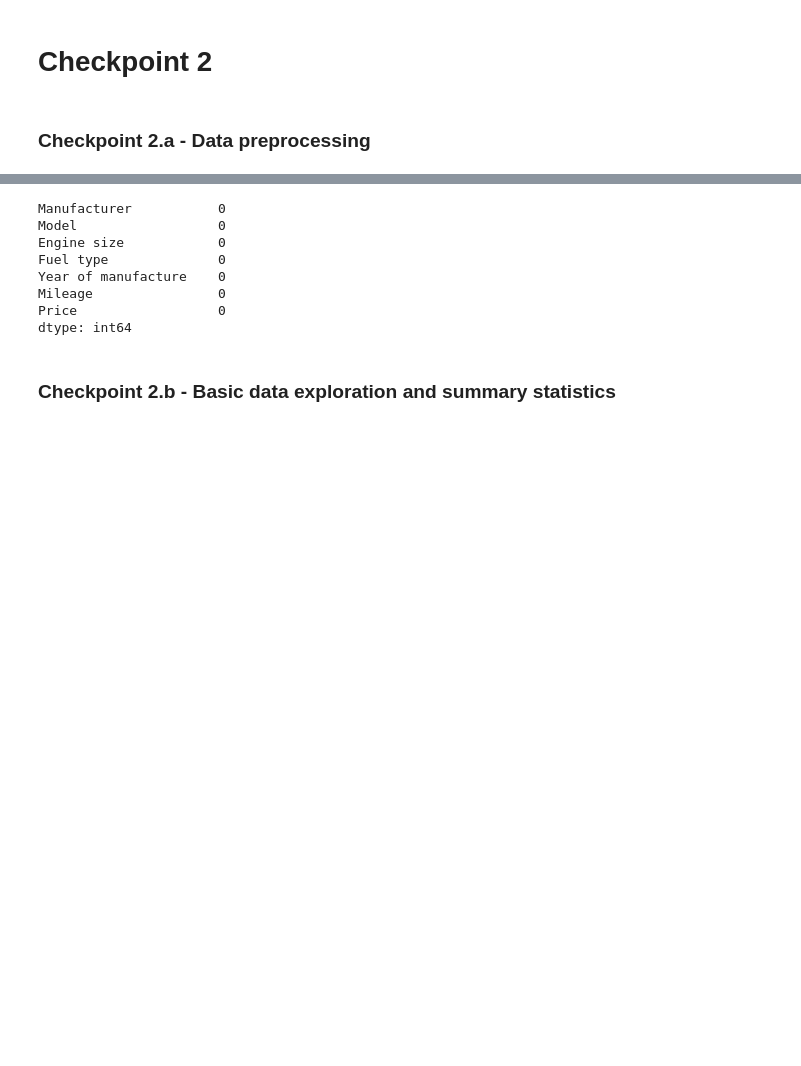
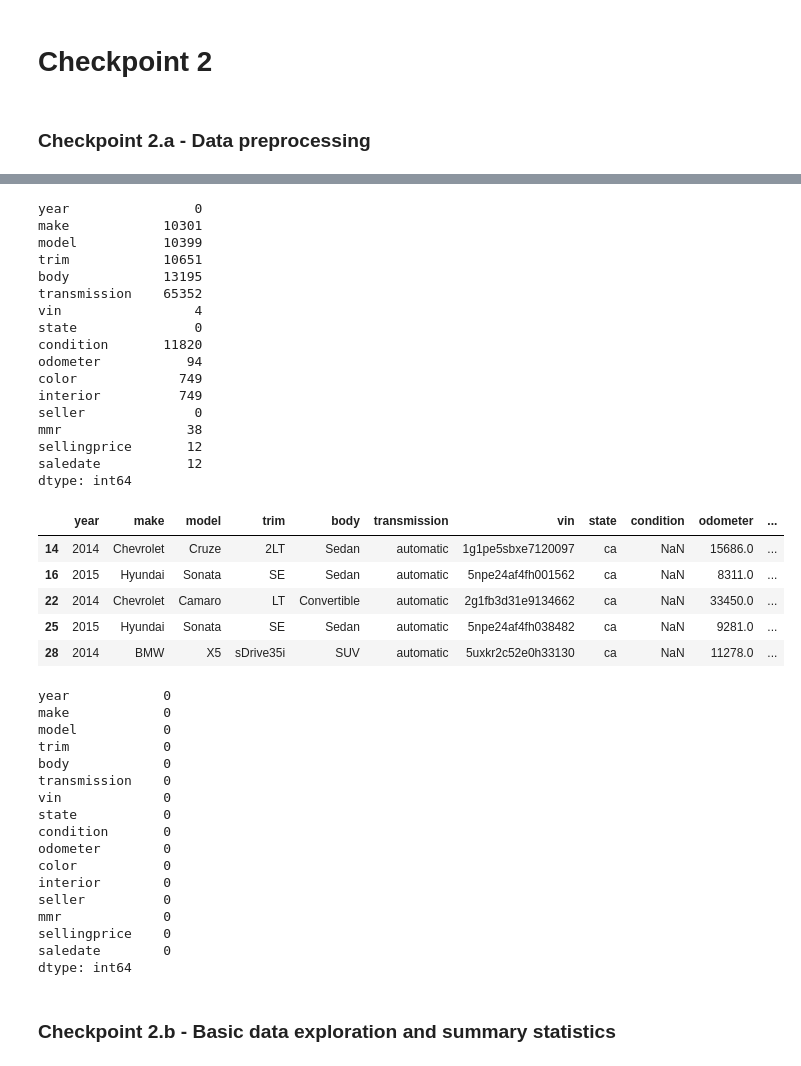
Before and after one commit to ZacharyGott/cmsc320-final-project, a Jupyter notebook: main.ipynb, the cells around one changed output, grey strips where cells are left out. Saved outputs shown, nothing was run; the diff lists cells and outputs as text; code cells hidden in the pictures; blank space fills up the shorter version.

```diff
--- a/main.ipynb
+++ b/main.ipynb
@@ -34,15 +45,53 @@ dtype: object
 # %%
 # Data Testing/Cleaning
 display(car_sales_df.isna().sum())
+
+display(car_sales_df[car_sales_df.isna().any(axis=1)].head())
+
+car_sales_df = car_sales_df.dropna()
+
+display(car_sales_df.isna().sum())
 # %% [output]
-Manufacturer           0
-Model                  0
-Engine size            0
-Fuel type              0
-Year of manufacture    0
-Mileage                0
-Price                  0
+year                0
+make            10301
+model           10399
+trim            10651
+body            13195
+transmission    65352
+vin                 4
+state               0
+condition       11820
+odometer           94
+color             749
+interior          749
+seller              0
+mmr                38
+sellingprice       12
+saledate           12
 dtype: int64
+|  | year | make | model | trim | body | transmission | vin | state | condition | odometer | ... |
+| 14 | 2014 | Chevrolet | Cruze | 2LT | Sedan | automatic | 1g1pe5sbxe7120097 | ca | NaN | 15686.0 | ... |
+| 16 | 2015 | Hyundai | Sonata | SE | Sedan | automatic | 5npe24af4fh001562 | ca | NaN | 8311.0 | ... |
+| 22 | 2014 | Chevrolet | Camaro | LT | Convertible | automatic | 2g1fb3d31e9134662 | ca | NaN | 33450.0 | ... |
+| 25 | 2015 | Hyundai | Sonata | SE | Sedan | automatic | 5npe24af4fh038482 | ca | NaN | 9281.0 | ... |
+| 28 | 2014 | BMW | X5 | sDrive35i | SUV | automatic | 5uxkr2c52e0h33130 | ca | NaN | 11278.0 | ... |
+year            0
+make            0
+model           0
+trim            0
+body            0
+transmission    0
+vin             0
+state           0
+condition       0
+odometer        0
+color           0
+interior        0
+seller          0
+mmr             0
+sellingprice    0
+saledate        0
+dtype: int64
 # %% [markdown]
 <h3>Checkpoint 2.b - Basic data exploration and summary statistics</h3>
 # %% [markdown]
```
Also changed, not shown: parts of 9 cells of this notebook.
